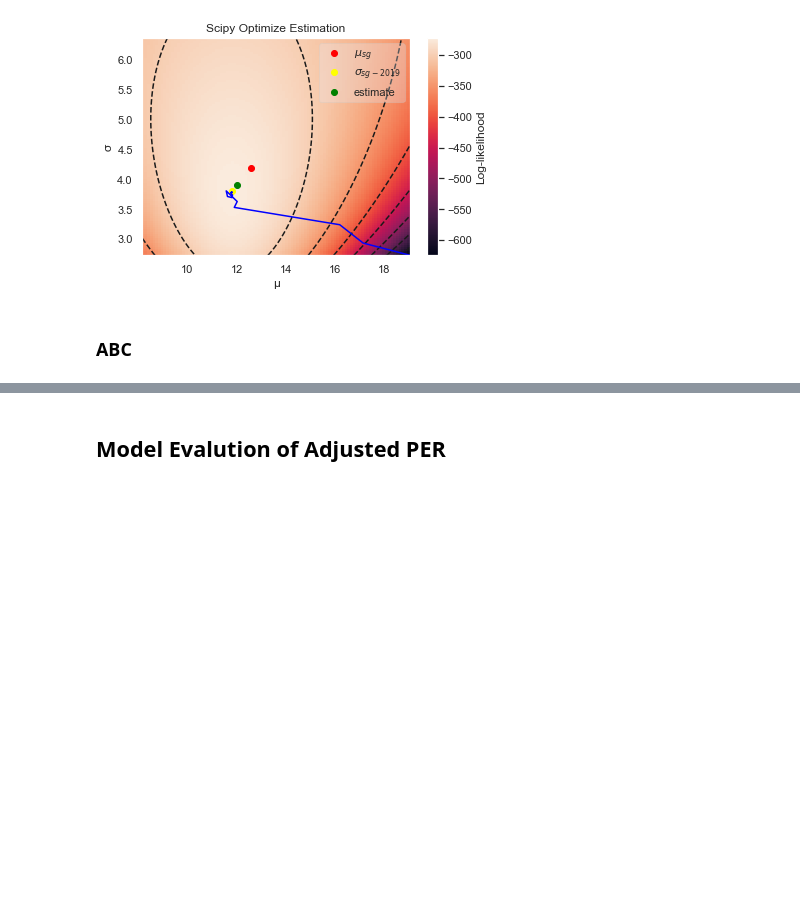
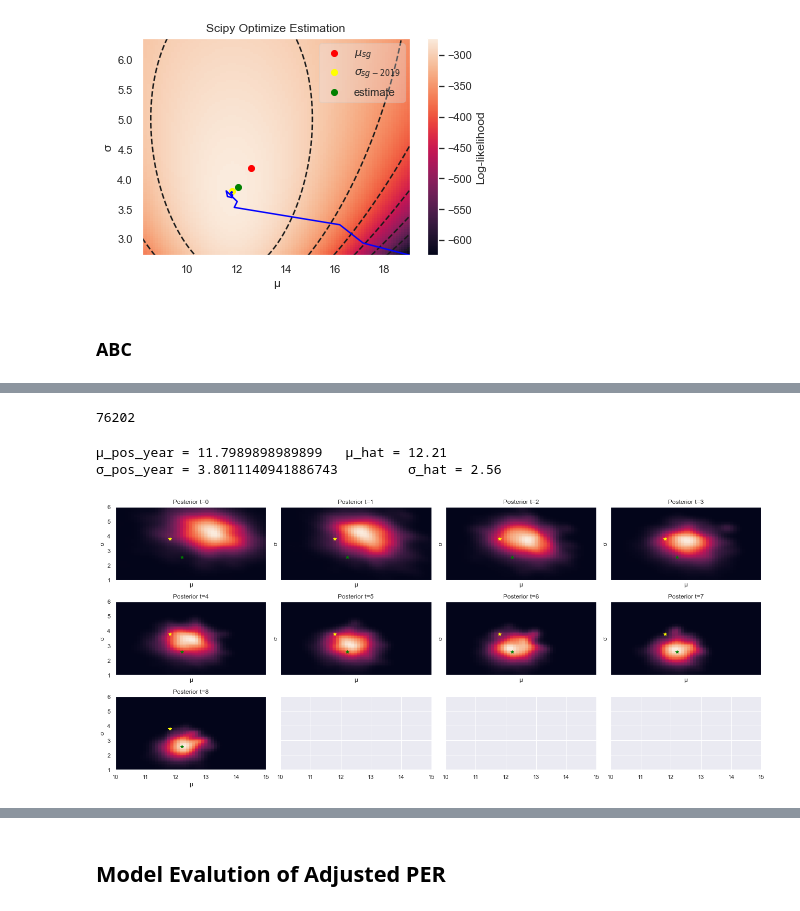
Before and after one commit to guygozlan/SciComPy_NBA, a Jupyter notebook: NBA_ver3.ipynb, the cells around one changed output, grey strips where cells are left out. Saved outputs shown, nothing was run; the diff lists cells and outputs as text; code cells hidden in the pictures; blank space fills up the shorter version.

```diff
--- a/NBA_ver3.ipynb
+++ b/NBA_ver3.ipynb
@@ -1019,7 +1027,7 @@ abc = pyabc.ABCSMC(
     model,
     priors,
     distance,
-    population_size=1000,
+    population_size=N,
     # you can try to remove the next line and see if multicore sampler (the default) works
     sampler=pyabc.SingleCoreSampler()
 )
@@ -1032,6 +1040,4 @@ INFO:History:Start <ABCSMC(id=1, start_time=2020-08-29 12:05:44.305791, end_time
 <pyabc.storage.history.History at 0x...>
-# %%
-ϵ=2
 # %%
 history = abc.run(minimum_epsilon=ϵ)
 # %% [output]
@@ -1049,0 +1061,31 @@ INFO:History:Done <ABCSMC(id=1, start_time=2020-08-29 12:05:44.305791, end_time=
+# %%
+abc.load(db_path, history.id) # load from file
+history = abc.history
+
+history.total_nr_simulations
+# %% [output]
+76202
+# %%
+samples, weights = history.get_distribution(m=0)
+μ_sample, σ_sample = samples['μ'], samples['σ']
+μ_hat, σ_hat = np.average(μ_sample, weights=weights), np.average(σ_sample, weights=weights)
+
+print("μ_pos_year = {} \tμ_hat = {:.2f}\nσ_pos_year = {}\t\tσ_hat = {:.2f}".format(
+    μ_year_pos, μ_hat, σ_year_pos, σ_hat))
+# %% [output]
+μ_pos_year = 11.7989898989899   μ_hat = 12.21
+σ_pos_year = 3.8011140941886743         σ_hat = 2.56
+# %%
+fig, axes = plt.subplots(history.max_t//4+1, 4, figsize=(18, 8), sharex=True, sharey=True)
+for t in range(history.max_t + 1):
+    ax = axes.flat[t]
+    samples_, weights_ = history.get_distribution(m=0, t=t)
+    pyabc.visualization.plot_kde_2d(
+        samples_, weights_, "μ", "σ",
+        xmin=10, xmax=15, ymin=1, ymax=6, colorbar=False, ax=ax)
+    ax.plot(μ_year_pos, σ_year_pos, '*', color='yellow')
+    ax.plot(μ_hat, σ_hat, '*', color='green')
+    ax.set_title("Posterior t={}".format(t))
+fig.tight_layout()
+# %% [output]
+[figure, added]
```
Also changed, not shown: parts of 22 cells of this notebook.
